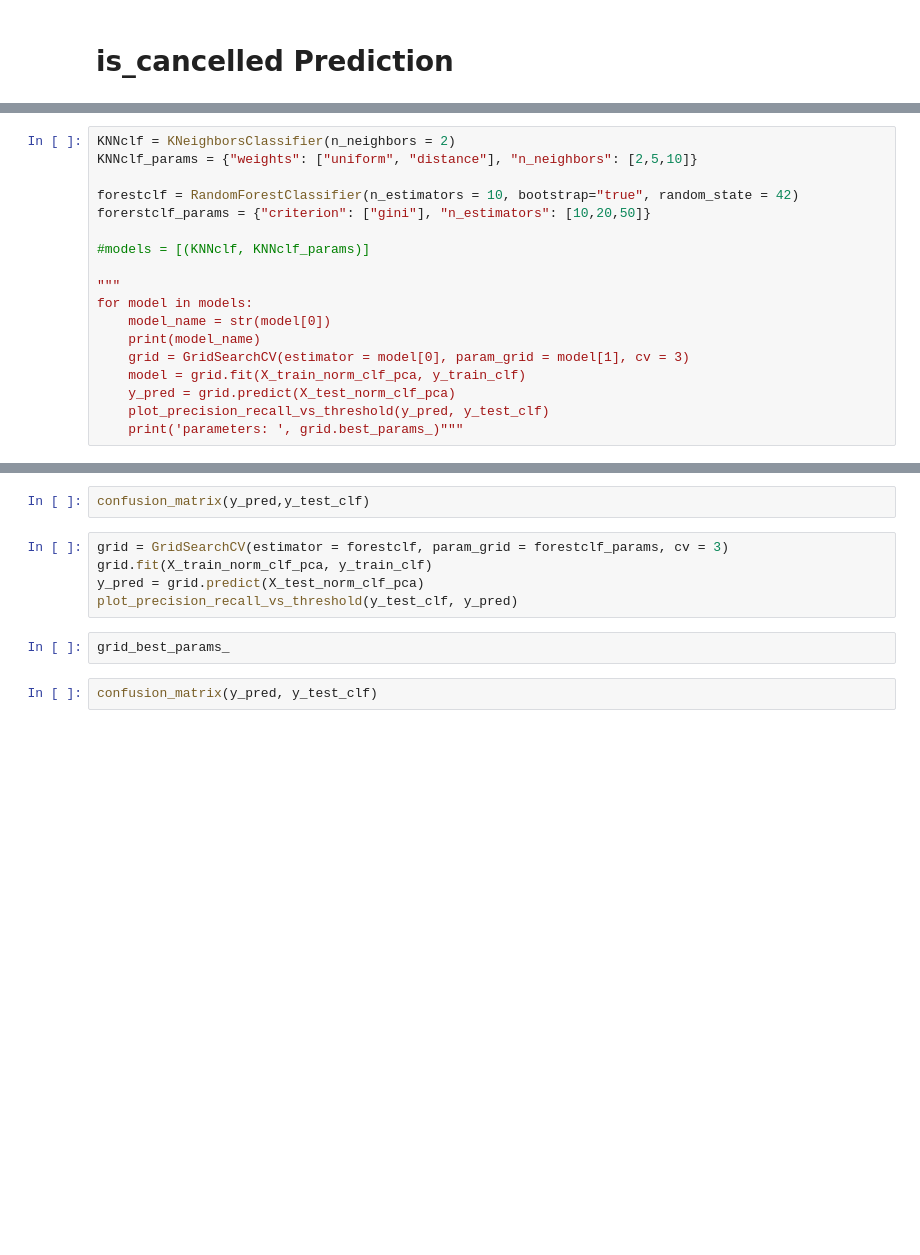
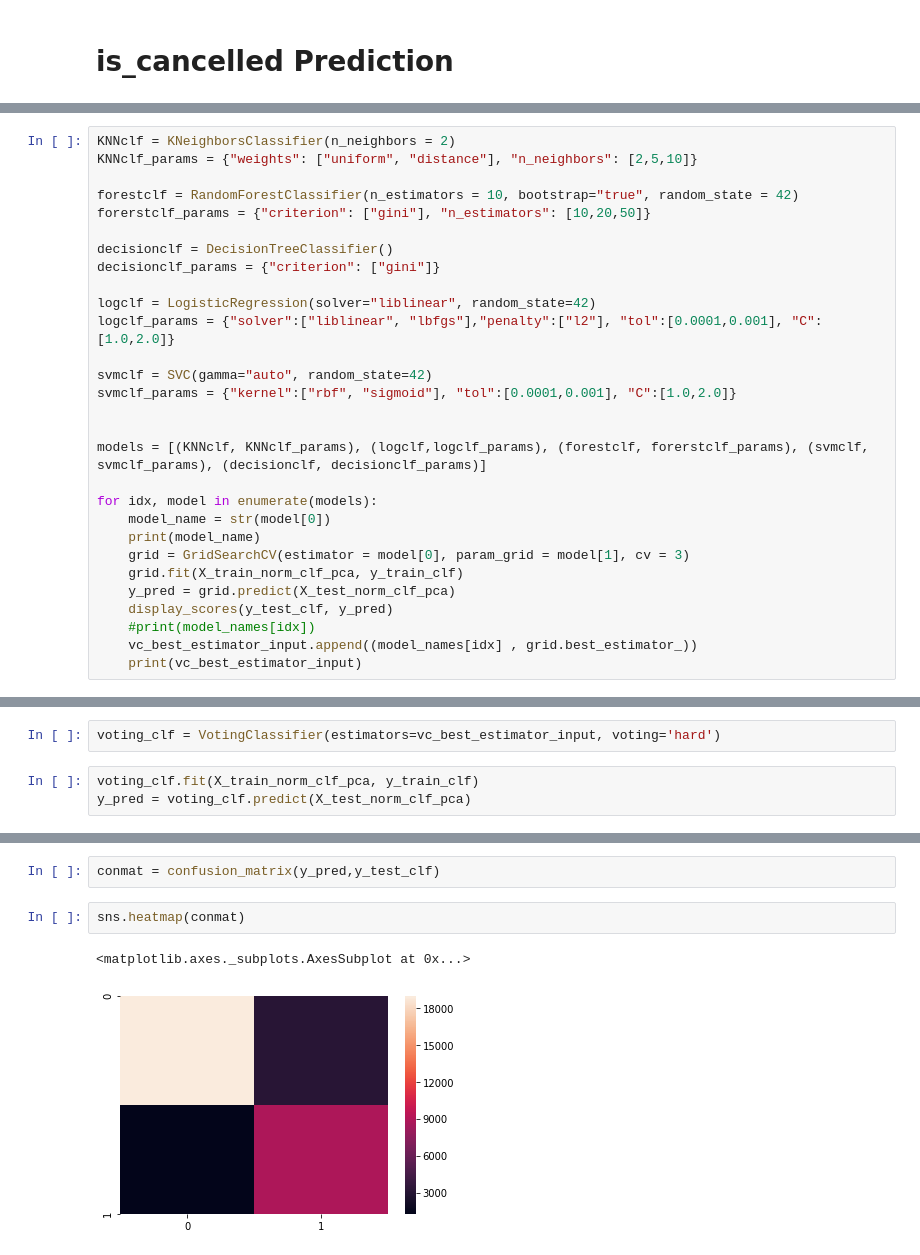
Before and after one commit to sandeepborkartech/ML_HotelPricing, a Jupyter notebook: ML_TEAM_4_Hotel_Model_Analysis_classification.ipynb, the cells around one changed output, grey strips where cells are left out. Saved outputs shown, nothing was run; the diff lists cells and outputs as text; blank space fills up the shorter version.

```diff
--- a/ML_TEAM_4_Hotel_Model_Analysis_classification.ipynb
+++ b/ML_TEAM_4_Hotel_Model_Analysis_classification.ipynb
@@ -106,15 +148,26 @@ KNNclf_params = {"weights": ["uniform", "distance"], "n_neighbors": [2,5,10]}
 forestclf = RandomForestClassifier(n_estimators = 10, bootstrap="true", random_state = 42)
 forerstclf_params = {"criterion": ["gini"], "n_estimators": [10,20,50]}
 
-#models = [(KNNclf, KNNclf_params)]
+decisionclf = DecisionTreeClassifier()
+decisionclf_params = {"criterion": ["gini"]}
 
-"""
-for model in models:
+logclf = LogisticRegression(solver="liblinear", random_state=42)
+logclf_params = {"solver":["liblinear", "lbfgs"],"penalty":["l2"], "tol":[0.0001,0.001], "C":[1.0,2.0]}
+
+svmclf = SVC(gamma="auto", random_state=42)
+svmclf_params = {"kernel":["rbf", "sigmoid"], "tol":[0.0001,0.001], "C":[1.0,2.0]}
+
+
+models = [(KNNclf, KNNclf_params), (logclf,logclf_params), (forestclf, forerstclf_params), (svmclf, svmclf_params), (decisionclf, decisionclf_params)]
+
+for idx, model in enumerate(models):
     model_name = str(model[0])
     print(model_name)
     grid = GridSearchCV(estimator = model[0], param_grid = model[1], cv = 3)
-    model = grid.fit(X_train_norm_clf_pca, y_train_clf)
+    grid.fit(X_train_norm_clf_pca, y_train_clf)
     y_pred = grid.predict(X_test_norm_clf_pca)
-    plot_precision_recall_vs_threshold(y_pred, y_test_clf)
-    print('parameters: ', grid.best_params_)"""
+    display_scores(y_test_clf, y_pred)
+    #print(model_names[idx])
+    vc_best_estimator_input.append((model_names[idx] , grid.best_estimator_))
+    print(vc_best_estimator_input)
 # %% [output]
@@ -129,0 +221,5 @@ grid.best_params_
+# %%
+voting_clf = VotingClassifier(estimators=vc_best_estimator_input, voting='hard')
+# %%
+voting_clf.fit(X_train_norm_clf_pca, y_train_clf)
+y_pred = voting_clf.predict(X_test_norm_clf_pca)
@@ -130,11 +234,7 @@ grid.best_params_
 # %%
-confusion_matrix(y_pred,y_test_clf)
+conmat = confusion_matrix(y_pred,y_test_clf)
-# %%
-grid = GridSearchCV(estimator = forestclf, param_grid = forestclf_params, cv = 3)
-grid.fit(X_train_norm_clf_pca, y_train_clf)
-y_pred = grid.predict(X_test_norm_clf_pca)
-plot_precision_recall_vs_threshold(y_test_clf, y_pred)
-# %%
-grid_best_params_
-# %%
-confusion_matrix(y_pred, y_test_clf)
+# %%
+sns.heatmap(conmat)
+# %% [output]
+<matplotlib.axes._subplots.AxesSubplot at 0x...>
+[figure, added]
```
Also changed, not shown: parts of 19 cells of this notebook, 1 other file.
